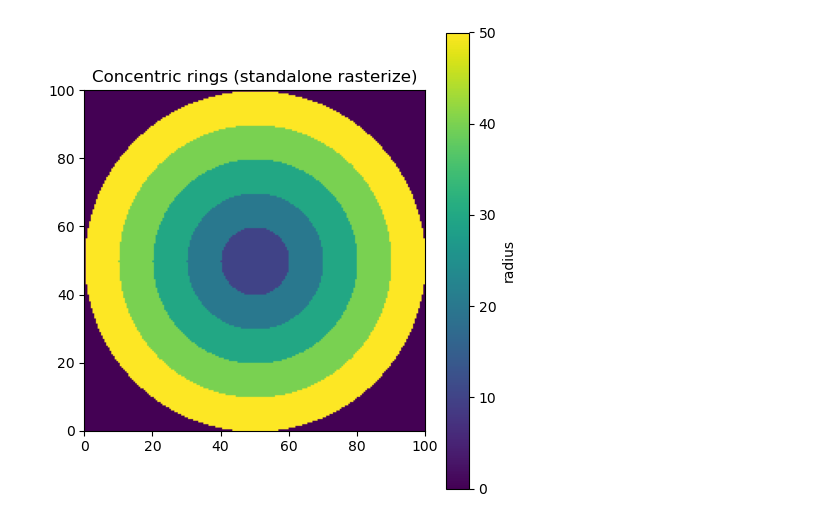
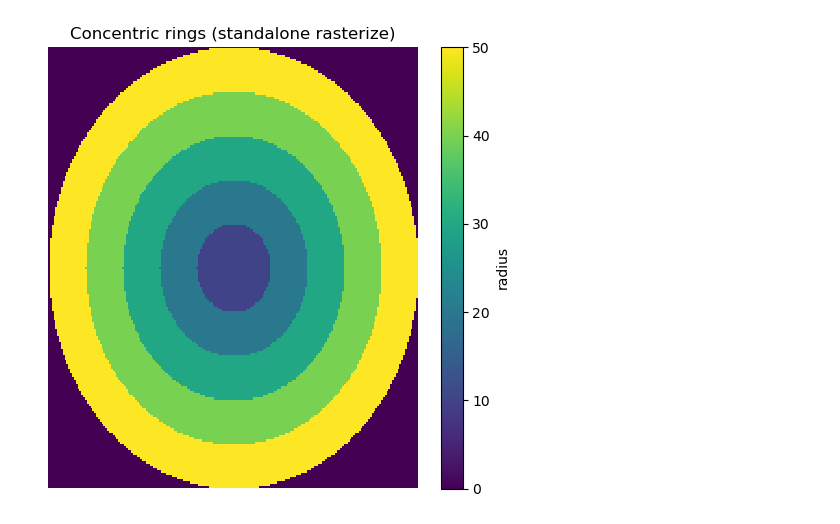
Before and after one commit to makepath/xarray-spatial, a Jupyter notebook: examples/user_guide/28_Rasterize.ipynb, the cells around one changed output. Drawn from its saved outputs; the diff is of its cells as text; code cells hidden in the pictures.

```diff
--- a/examples/user_guide/28_Rasterize.ipynb
+++ b/examples/user_guide/28_Rasterize.ipynb
@@ -386,20 +402,20 @@ You can skip GeoDataFrame entirely and pass `(geometry, value)` pairs directly.
 # %%
 # Concentric rings using list-of-pairs
 pairs = []
 for radius in [50, 40, 30, 20, 10]:
     circle = Point(50, 50).buffer(radius)
     pairs.append((circle, float(radius)))
 
 # Standalone function -- useful when no template raster exists yet
 rings = rasterize(pairs, width=200, height=200,
                   bounds=(0, 0, 100, 100), fill=0)
 
 fig, ax = plt.subplots(figsize=(5, 5))
-im = ax.imshow(rings.values, cmap='viridis', origin='upper',
-               extent=[0, 100, 0, 100])
+rings.plot.imshow(ax=ax, cmap='viridis', add_colorbar=True,
+                  cbar_kwargs={'label': 'radius'})
 ax.set_title('Concentric rings (standalone rasterize)')
-plt.colorbar(im, ax=ax, label='radius')
+ax.set_axis_off()
 plt.tight_layout()
 plt.show()
 # %% [output]
-[figure, old version]
+[figure, new version]
```
Also changed, not shown: parts of 27 cells of this notebook, 1 other file.
